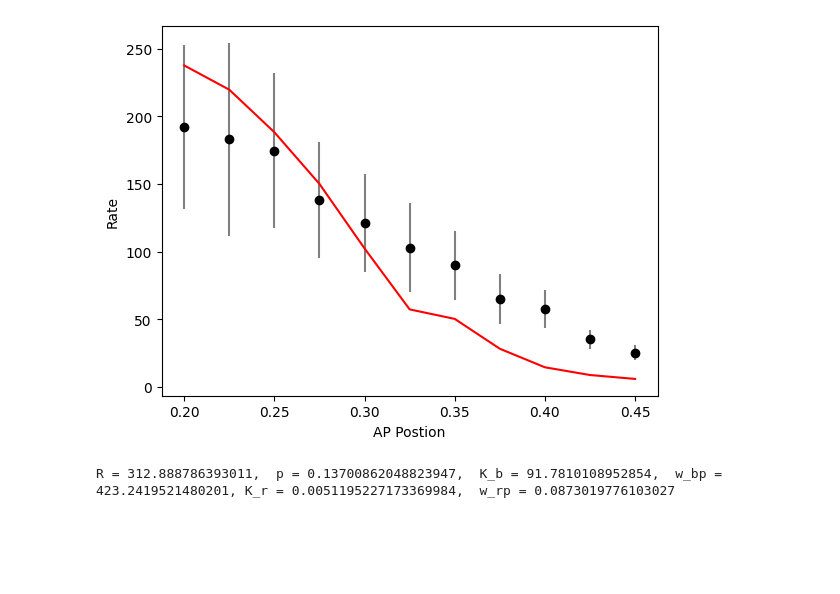
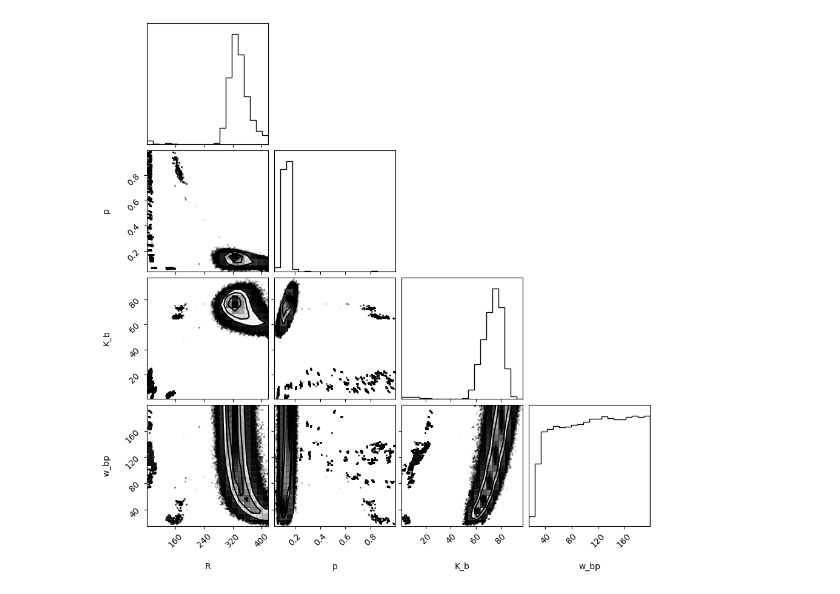
Before and after one commit to yangjun9095/OpposingGradients_Analysis, a Jupyter notebook: PythonMCMC_OppGrad/MCMC_1BS.ipynb, the cells around one changed output. Saved outputs shown, nothing was run; the diff lists cells and outputs as text; code cells hidden in the pictures; blank space fills up the shorter version.

```diff
--- a/PythonMCMC_OppGrad/MCMC_1BS.ipynb
+++ b/PythonMCMC_OppGrad/MCMC_1BS.ipynb
@@ -154,8 +163,10 @@ R = 312.888786393011,  p = 0.13700862048823947,  K_b = 91.7810108952854,  w_bp =
 # %%
-# # Plot the corner plot
-# labels = ['R', 'p', 'K_b', 'w_bp', 'K_r', 'w_rp']
-# fig = corner.corner(samples, labels=labels)
-# plt.show()
+# Plot the corner plot
+labels = ['R', 'p', 'K_b', 'w_bp']
+fig = corner.corner(samples, labels=labels)
+plt.show()
+# %% [output]
+[figure, added]
 # %%
 #### Runt WT fit using Runt Null parameters ####
 # Set up the sampler
@@ -164,13 +175,13 @@ nwalkers = 200
 theta0 = [5, 0.5]
 theta_fixed = theta_nullParams # Get Runt Null paremeters from previous cell
 
-# # R, p, K_b, w_bp, K_r, w_rp
-# cov = np.diag([1, 0.01, 0.1, 1, 0.1, 0.1])**2  # Covariance matrix
-# move = emcee.moves.GaussianMove(cov)
+# R, p, K_b, w_bp, K_r, w_rp
+cov = np.diag([100, 10])**2 # Covariance matrix
+move = emcee.moves.GaussianMove(cov)
 
 pos = [theta0 + 1e-4*np.random.randn(ndim) for i in range(nwalkers)]
 sampler = emcee.EnsembleSampler(nwalkers, ndim, log_posterior_1bs,
-                                args=(model_1bs, theta_fixed, Bcd, Runt, Rate_WT_mean))
+                                args=(model_1bs, theta_fixed, Bcd, Runt, Rate_WT_mean, Rate_WT_err))
 
 # Burn-in phase
 pos, _, _ = sampler.run_mcmc(pos, 10000)
@@ -183,21 +194,6 @@ for i in range(1):
     # Extract the samples
     samples = sampler.get_chain(flat=True)
 
-    theta0 = np.median(samples, axis=0)
+    theta0 = np.mean(samples, axis=0)
+    theta0_CI = np.percentile(samples, [2.5, 97.5], axis=0)
     pos = [theta0 + 1e-4*np.random.randn(ndim) for i in range(nwalkers)]
-
-# Plot the data and the model
-fig, ax = plt.subplots()
-ax.errorbar(APbins, Rate_WT_mean, yerr=Rate_WT_std, fmt='o', color='k', ecolor='gray', capsize=0)
-theta_WTParams = np.median(samples, axis=0)
-Rate_fit = model_1bs(theta_WTParams, theta_nullParams, Bcd, Runt)
-ax.plot(APbins, Rate_fit, color='red')
-ax.set_xlabel('AP Postion')
-ax.set_ylabel('Rate')
-plt.show()
-
-print('R = ' + str(theta_nullParams[0]) + ', ', 'p = ' + str(theta_nullParams[1]) + ', ', 'K_b = ' + str(theta_nullParams[2]) + ', ',
-      'w_bp = ' + str(theta_nullParams[3])+ ',', 'K_r = ' + str(theta_WTParams[0]) + ', ', 'w_rp = ' + str(theta_WTParams[1]))
-# %% [output]
-[figure, removed]
-R = 312.888786393011,  p = 0.13700862048823947,  K_b = 91.7810108952854,  w_bp = 423.2419521480201, K_r = 0.0051195227173369984,  w_rp = 0.0873019776103027
```
Also changed, not shown: parts of 6 cells of this notebook, 1 other file.
